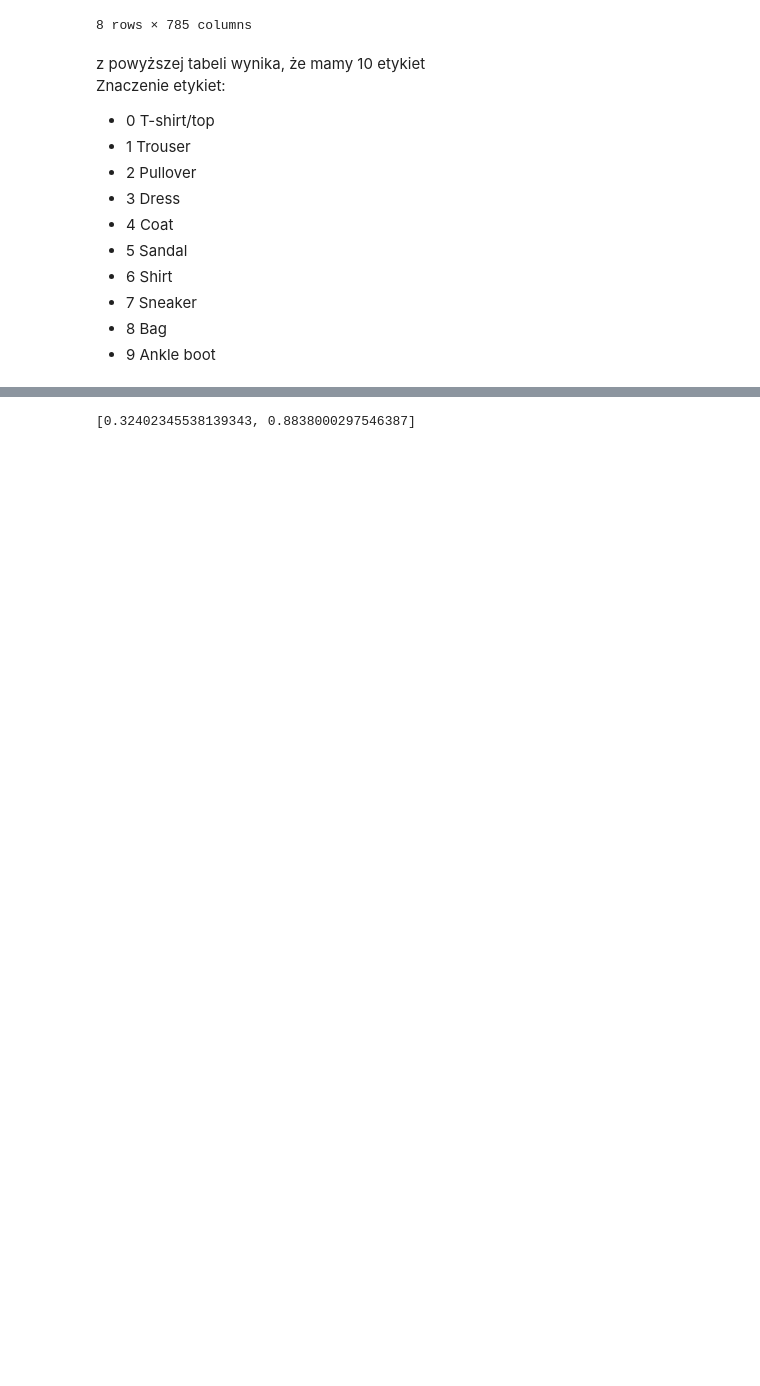
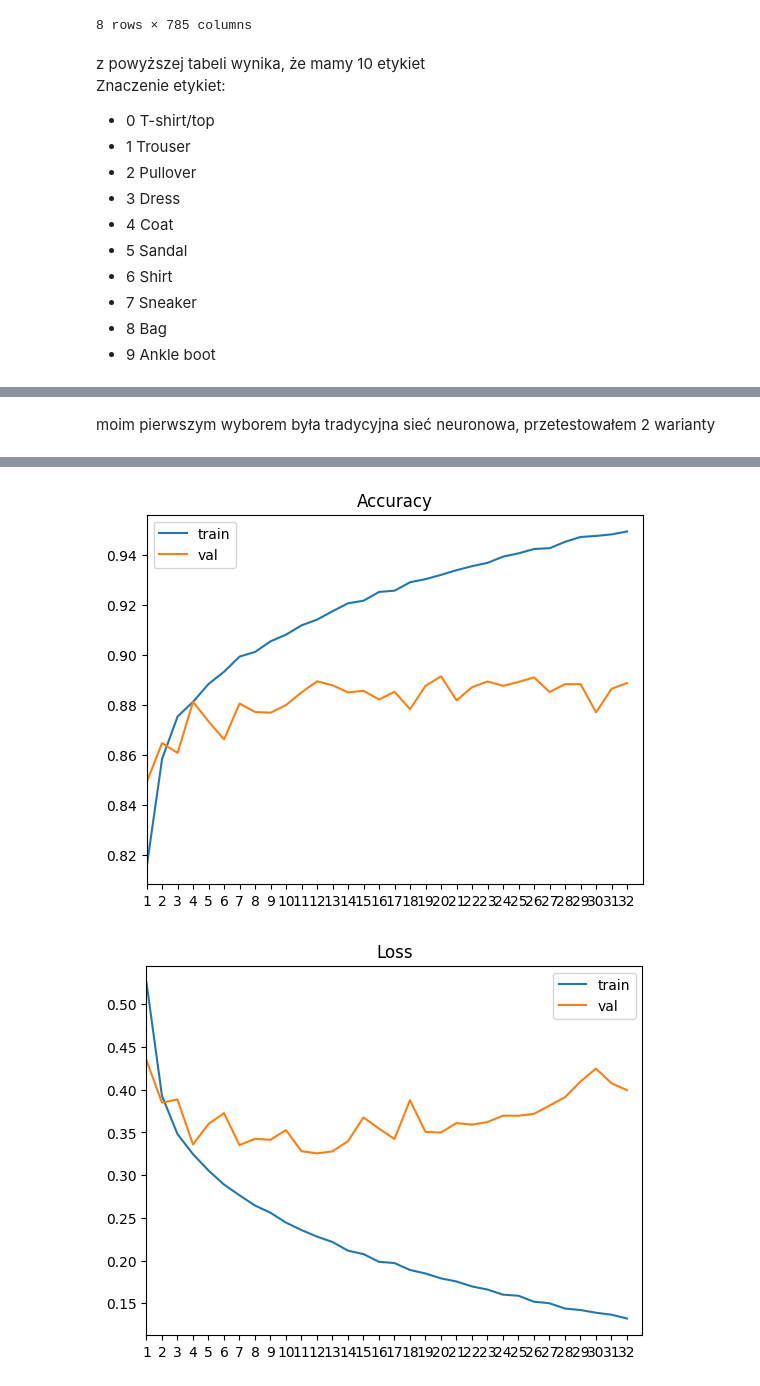
Before and after one commit to Krist0f0l0s/fashion-mnist, a Jupyter notebook: fashion.ipynb, the cells around one changed output, grey strips where cells are left out. Cells and saved outputs as stored; diff of their text form; code cells hidden in the pictures; blank space fills up the shorter version.

```diff
--- a/fashion.ipynb
+++ b/fashion.ipynb
@@ -49,12 +49,42 @@ plt.imshow(x_train.loc[n].values.reshape(28,28))
 <matplotlib.image.AxesImage at 0x...>
 [figure]
+# %%
+epochs = 100
+val_split = 0.25
 # %%
 early_stopping = tf.keras.callbacks.EarlyStopping(
     monitor='val_loss',
-    min_delta=0.001, # minimium amount of change to count as an improvement
-    patience=20, # how many epochs to wait before stopping
+    mode='min',
+    min_delta=0.001,
+    patience=20,
     restore_best_weights=True,
 )
+# %%
+# funkcja do wykresów dokładności i funkcji kosztu
+def show(history):
+    loss = history.history['loss']
+    accuracy = history.history['accuracy']
+    val_loss = history.history['val_loss']
+    val_accuracy = history.history['val_accuracy']
+
+    passed = len(loss)
+    t = np.arange(0, passed, 1)
+
+    fig, ax = plt.subplots()
+    ax.plot(t, accuracy, label='train')
+    ax.plot(t, val_accuracy, label='val')
+    ax.set(xlim=(0,passed), xticks=t, xticklabels=t+1, title='Accuracy')
+    ax.legend()
+    plt.show()
+
+    fig, ax = plt.subplots()
+    ax.plot(t, loss, label='train')
+    ax.plot(t, val_loss, label='val')
+    ax.set(xlim=(0,passed), xticks=t, xticklabels=t+1, title='Loss')
+    ax.legend()
+    plt.show()
+# %% [markdown]
+moim pierwszym wyborem była tradycyjna sieć neuronowa, przetestowałem 2 warianty
 # %%
 # zwykła sieć neuronowa, 1 warstwa ukryta
 
@@ -73,6 +103,8 @@ model1.compile(
     metrics=['accuracy']
 )
 
-history1 = model1.fit(x_train, y_train, validation_split=0.25, epochs=100, verbose=0, callbacks=[early_stopping])
+history1 = model1.fit(x_train, y_train, validation_split=val_split, epochs=epochs, verbose=0, callbacks=[early_stopping])
 model1.evaluate(x_test,  y_test, verbose=2)
+
+show(history1)
 # %% [output]
@@ -80,4 +112,5 @@ model1.evaluate(x_test,  y_test, verbose=2)
-[0.32402345538139343, 0.8838000297546387]
+[figure, added]
+[figure, added]
 # %%
 # zwykła sieć neuronowa, 4 warstwy ukryta
 model4 = tf.keras.models.Sequential([
```
Also changed, not shown: parts of 16 cells of this notebook.
